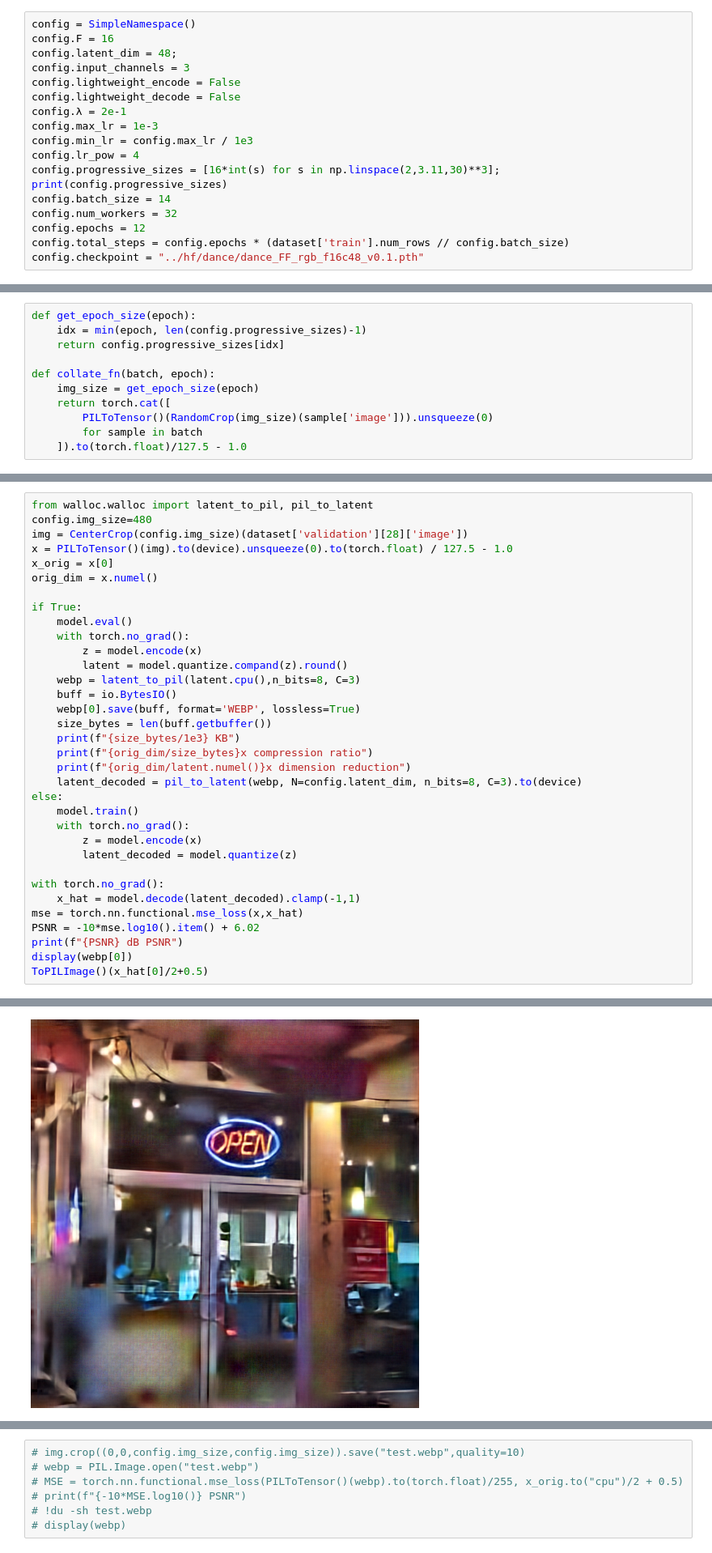
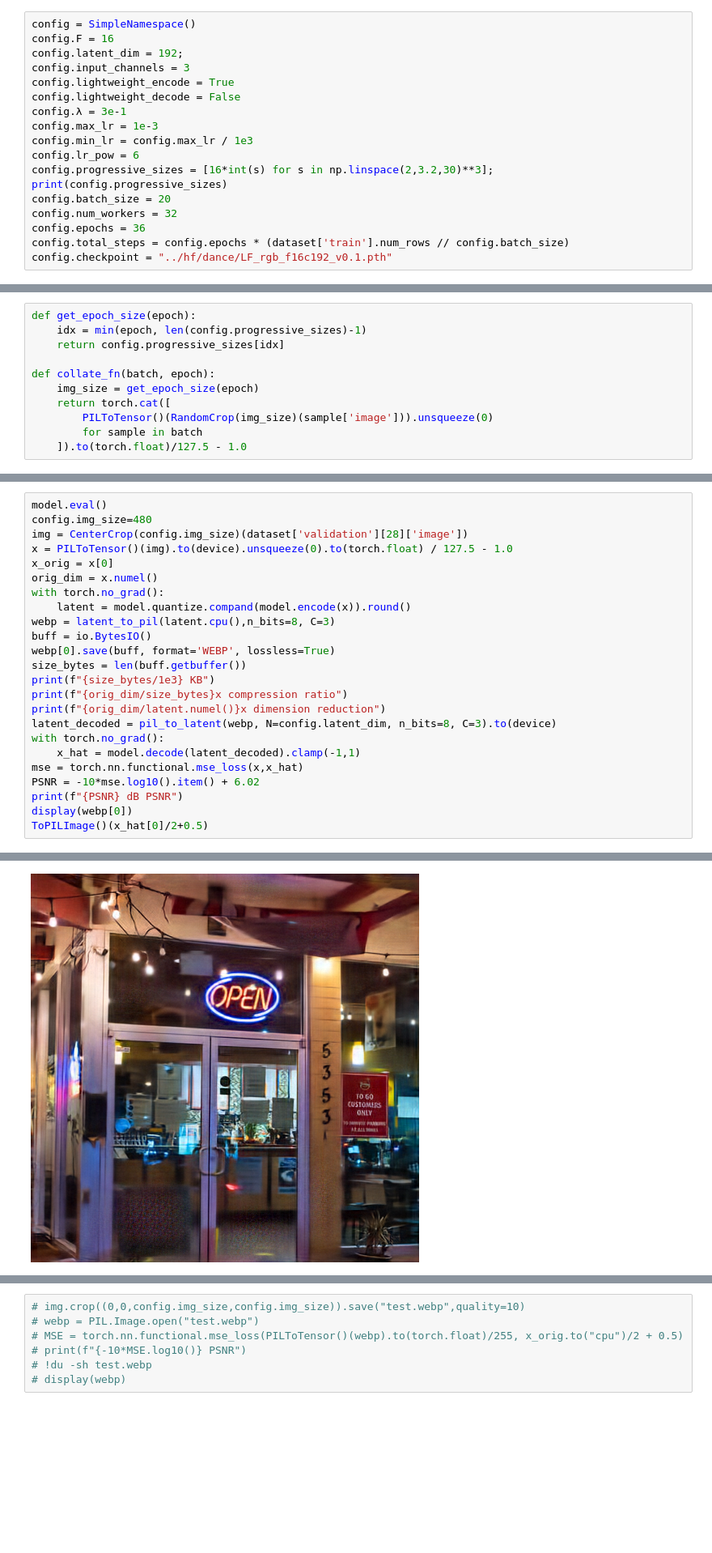
Before and after one commit to danjacobellis/autodance, a Jupyter notebook: dance_rgb.ipynb, the cells around one changed output, grey strips where cells are left out. Shown at 81% size. Cells and saved outputs as stored; diff of their text form; blank space fills up the shorter version.

```diff
--- a/dance_rgb.ipynb
+++ b/dance_rgb.ipynb
@@ -23,18 +23,18 @@ dataset = datasets.load_dataset("danjacobellis/LSDIR")
 # %%
 config = SimpleNamespace()
 config.F = 16
-config.latent_dim = 48;
+config.latent_dim = 192;
 config.input_channels = 3
-config.lightweight_encode = False
+config.lightweight_encode = True
 config.lightweight_decode = False
-config.λ = 2e-1
+config.λ = 3e-1
 config.max_lr = 1e-3
 config.min_lr = config.max_lr / 1e3
-config.lr_pow = 4
-config.progressive_sizes = [16*int(s) for s in np.linspace(2,3.11,30)**3]; print(config.progressive_sizes)
-config.batch_size = 14
+config.lr_pow = 6
+config.progressive_sizes = [16*int(s) for s in np.linspace(2,3.2,30)**3]; print(config.progressive_sizes)
+config.batch_size = 20
 config.num_workers = 32
-config.epochs = 12
+config.epochs = 36
 config.total_steps = config.epochs * (dataset['train'].num_rows // config.batch_size)
-config.checkpoint = "../hf/dance/dance_FF_rgb_f16c48_v0.1.pth"
+config.checkpoint = "../hf/dance/LF_rgb_f16c192_v0.1.pth"
 # %% [output]
@@ -138,30 +200,20 @@ torch.save({
 # %%
-from walloc.walloc import latent_to_pil, pil_to_latent
+model.eval()
 config.img_size=480
 img = CenterCrop(config.img_size)(dataset['validation'][28]['image'])
 x = PILToTensor()(img).to(device).unsqueeze(0).to(torch.float) / 127.5 - 1.0
 x_orig = x[0]
 orig_dim = x.numel()
-
-if True:
-    model.eval()
-    with torch.no_grad():
-        z = model.encode(x)
-        latent = model.quantize.compand(z).round()
-    webp = latent_to_pil(latent.cpu(),n_bits=8, C=3)
-    buff = io.BytesIO()
-    webp[0].save(buff, format='WEBP', lossless=True)
-    size_bytes = len(buff.getbuffer())
-    print(f"{size_bytes/1e3} KB")
-    print(f"{orig_dim/size_bytes}x compression ratio")
-    print(f"{orig_dim/latent.numel()}x dimension reduction")
-    latent_decoded = pil_to_latent(webp, N=config.latent_dim, n_bits=8, C=3).to(device)
-else:
-    model.train()
-    with torch.no_grad():
-        z = model.encode(x)
-        latent_decoded = model.quantize(z)
-
+with torch.no_grad():
+    latent = model.quantize.compand(model.encode(x)).round()
+webp = latent_to_pil(latent.cpu(),n_bits=8, C=3)
+buff = io.BytesIO()
+webp[0].save(buff, format='WEBP', lossless=True)
+size_bytes = len(buff.getbuffer())
+print(f"{size_bytes/1e3} KB")
+print(f"{orig_dim/size_bytes}x compression ratio")
+print(f"{orig_dim/latent.numel()}x dimension reduction")
+latent_decoded = pil_to_latent(webp, N=config.latent_dim, n_bits=8, C=3).to(device)
 with torch.no_grad():
     x_hat = model.decode(latent_decoded).clamp(-1,1)
 mse = torch.nn.functional.mse_loss(x,x_hat)
@@ -177,5 +229,5 @@ ToPILImage()(x_hat[0]/2+0.5)
 [figure]
-[figure, old version]
+[figure, new version]
 # %%
 from torch.distributions import Categorical
 x_int8 = torch.tensor(np.array(webp[0]))
```
Also changed, not shown: parts of 9 cells of this notebook.
